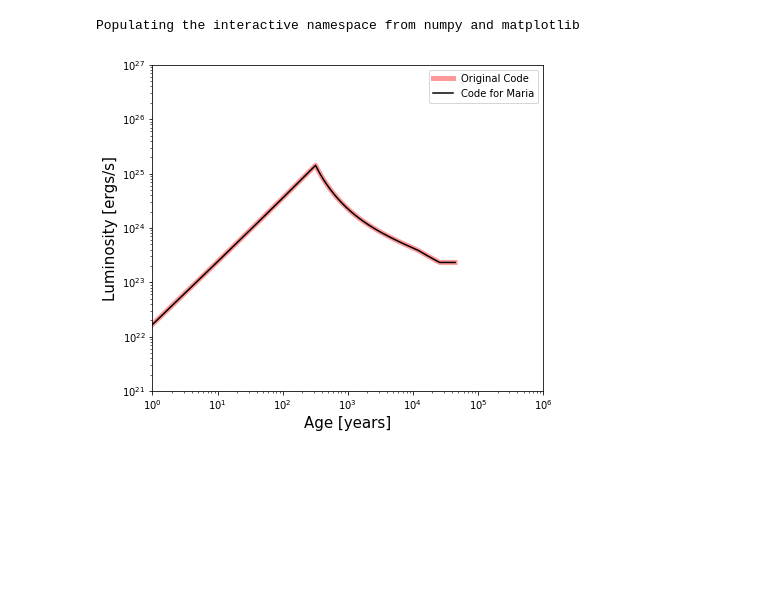
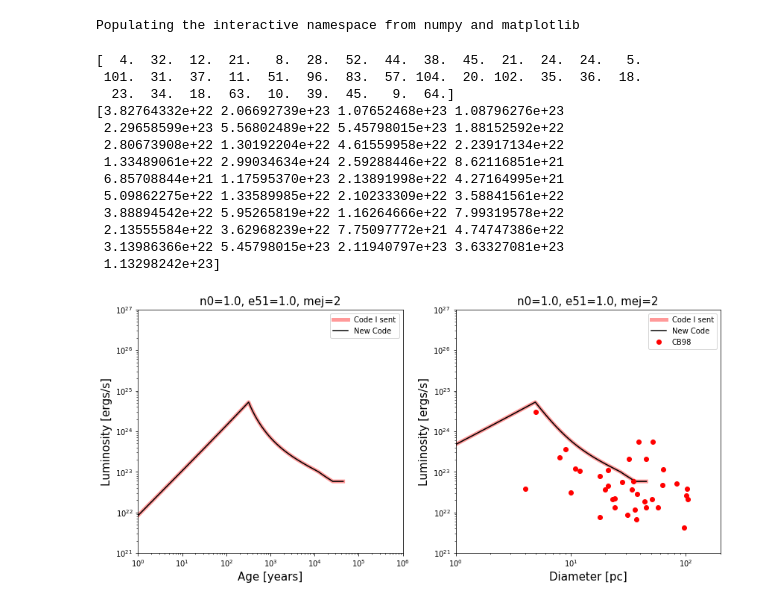
Before and after one commit to sks67/s17lc, a Jupyter notebook: test_s17lc.ipynb, the cells around one changed output. Cells and saved outputs as stored; diff of their text form; code cells hidden in the pictures; blank space fills up the shorter version.

```diff
--- a/test_s17lc.ipynb
+++ b/test_s17lc.ipynb
@@ -5,33 +5,77 @@ import s17lc_formaria as marialc
 # %% [output]
 Populating the interactive namespace from numpy and matplotlib
+# %%
+path = '/Users/sumits2k/Desktop/Research/SNResearch2/RadioSNRs/RADSNRS/Inputs/'
+table = np.genfromtxt(path+'KnownSNRS_CaseBhat98.dat',skip_header=19,usecols=(2,3,4))
+sb_knownSNRs = table[:,0]
+diam_knownSNRs = table[:,2]
+print diam_knownSNRs
+#Column 2: SB, Col3: Distance, Col4: Diameter
+pc = 3.086e16 #m
+joule = 1.0e7 #ergs
+
+lum_knownSNRs = sb_knownSNRs*(3.14/4.0)*((diam_knownSNRs*pc)**2.0)*joule
+print lum_knownSNRs
+# %% [output]
+[  4.  32.  12.  21.   8.  28.  52.  44.  38.  45.  21.  24.  24.   5.
+ 101.  31.  37.  11.  51.  96.  83.  57. 104.  20. 102.  35.  36.  18.
+  23.  34.  18.  63.  10.  39.  45.   9.  64.]
+[3.82764332e+22 2.06692739e+23 1.07652468e+23 1.08796276e+23
+ 2.29658599e+23 5.56802489e+22 5.45798015e+23 1.88152592e+22
+ 2.80673908e+22 1.30192204e+22 4.61559958e+22 2.23917134e+22
+ 1.33489061e+22 2.99034634e+24 2.59288446e+22 8.62116851e+21
+ 6.85708844e+21 1.17595370e+23 2.13891998e+22 4.27164995e+21
+ 5.09862275e+22 1.33589985e+22 2.10233309e+22 3.58841561e+22
+ 3.88894542e+22 5.95265819e+22 1.16264666e+22 7.99319578e+22
+ 2.13555584e+22 3.62968239e+22 7.75097772e+21 4.74747386e+22
+ 3.13986366e+22 5.45798015e+23 2.11940797e+23 3.63327081e+23
+ 1.13298242e+23]
 # %%
 n0 = 1.
 e51 = 1.
 mej = 2
-
+p = 2.5
+nu = 1.4e9
+epse = 0.0042
 #From my original code
-tim, rad, lum, vel = snrlc.lightcurve_Full(n0=n0, mej=mej, e51=e51, epse=0.0042, pp=2.2, sntype='cc', nu=1.4e9)
+tim, rad, lum, vel = snrlc.lightcurve_Full(n0=n0, mej=mej, e51=e51, epse=epse, pp=p, sntype='cc', nu=nu)
 
 #From the code that I sent you
 rs = np.zeros(tim.size)
 vs = np.zeros(tim.size)
 for i in range(tim.size):
-    rs[i], vs[i] = marialc.radius_velocity(tim[i], n0, mej, e51, sntype='cc')
-ls = marialc.luminosity(rs, vs, n0, 0.0042, 2.2, 1.4e9)
+    rs[i], vs[i] = s17lc.radius_velocity(tim[i], n0, mej, e51, sntype='cc')
+ls = s17lc.luminosity(rs, vs, n0, epse, p, nu)
 
 ls[vs<200.]=0 #this is from the assumption in the paper that after shock decelerates to 200 km/s,
               #electrons aren't accelerated efficiently, so no radio emission.
 
-plt.figure(figsize=(7,6))
-plt.plot(tim[lum>0], lum[lum>0], 'r-', lw=5., alpha=0.4, label='Original Code')
-plt.plot(tim[ls>0], ls[ls>0], 'k-', label='Code for Maria')
+plt.figure(figsize=(14,6))
+plt.subplot(1,2,1)
+plt.title(r'n0={0}, e51={1}, mej={2}'.format(n0, e51, mej), fontsize=15)
+plt.plot(tim[lum>0], lum[lum>0], 'r-', lw=5., alpha=0.4, label='Code I sent')
+plt.plot(tim[ls>0], ls[ls>0], 'k-', label='New Code')
 plt.xscale('log')
 plt.yscale('log')
 plt.xlabel('Age [years]', fontsize=15)
 plt.ylabel('Luminosity [ergs/s]', fontsize=15)
 plt.xlim(1., 1.0e6)
 plt.ylim(1.0e21, 1.0e27)
 plt.legend()
+
+plt.subplot(1,2,2)
+plt.title(r'n0={0}, e51={1}, mej={2}'.format(n0, e51, mej), fontsize=15)
+plt.plot(2.*rad[lum>0], lum[lum>0], 'r-', lw=5., alpha=0.4, label='Code I sent')
+plt.plot(2.*rs[ls>0], ls[ls>0], 'k-', label='New Code')
+plt.plot(diam_knownSNRs, lum_knownSNRs, 'ro', label='CB98')
+plt.xscale('log')
+plt.yscale('log')
+plt.xlabel('Diameter [pc]', fontsize=15)
+plt.ylabel('Luminosity [ergs/s]', fontsize=15)
+plt.xlim(1., 200.)
+plt.ylim(1.0e21, 1.0e27)
+plt.legend()
+
 plt.show()
 # %% [output]
-[figure, old version]
+[figure, new version]
```
Also changed, not shown: parts of 2 cells of this notebook, 5 other files.
